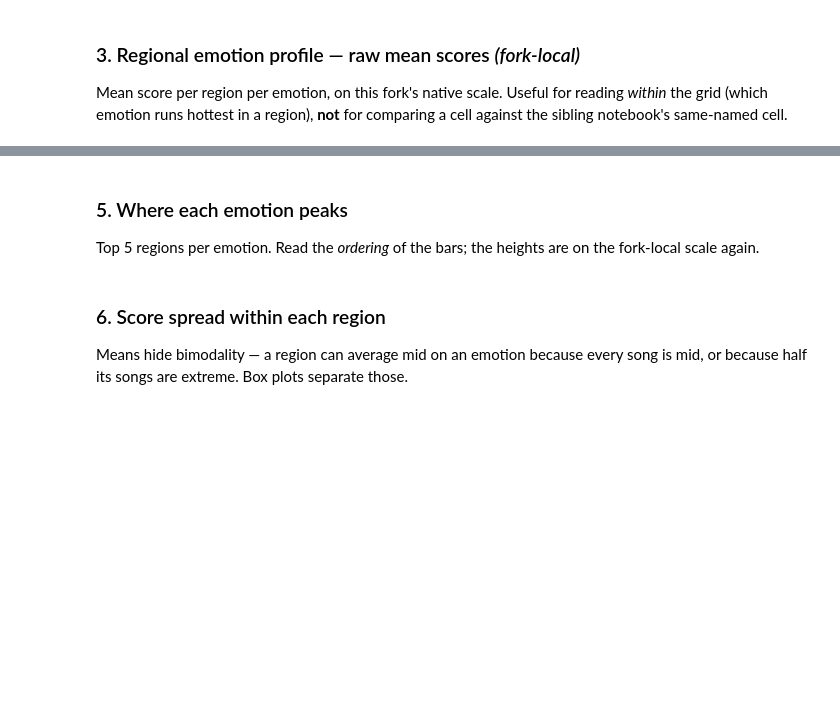
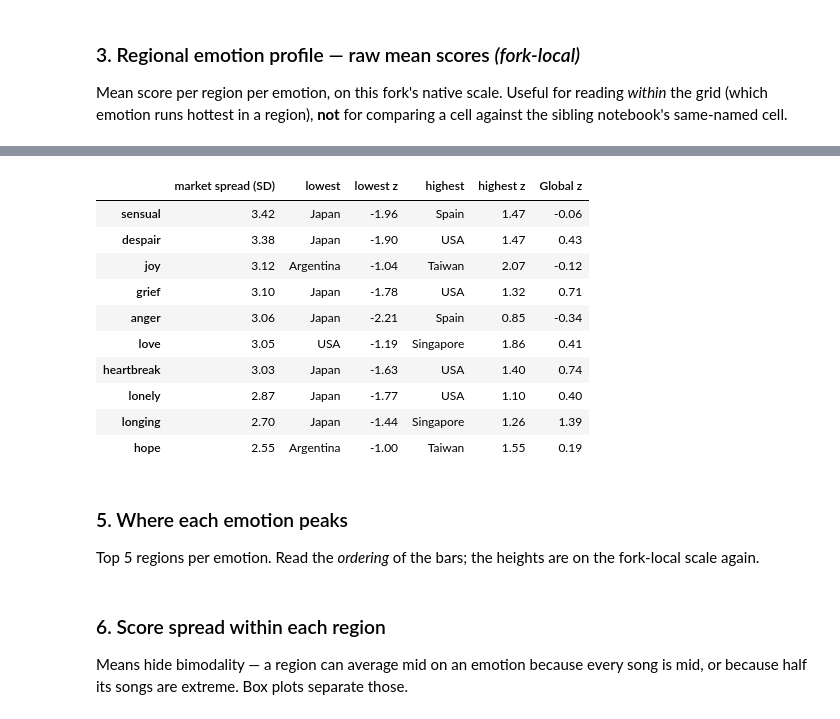
Before and after one commit to daisyllama/genius, a Jupyter notebook: notebooks/06.1_exploration_charts_zeroshot.ipynb, the cells around one changed output, grey strips where cells are left out. Saved outputs shown, nothing was run; the diff lists cells and outputs as text; code cells hidden in the pictures; blank space fills up the shorter version.

```diff
--- a/notebooks/06.1_exploration_charts_zeroshot.ipynb
+++ b/notebooks/06.1_exploration_charts_zeroshot.ipynb
@@ -255,3 +376,103 @@ display(z.round(2))
+# %%
+# Rows ordered by how much the *markets* disagree — the widest row goes on top.
+# REF_REGION is excluded here for the same reason it is excluded from the
+# baseline: it is a reference, so it should not define the spread it is read against.
+spread = (z.loc[baseline_regions].max() - z.loc[baseline_regions].min()).sort_values()
+row_order = spread.index.tolist()
+
+fig = go.Figure()
+
+# Alternating row bands, so an eye tracking a row left→right doesn't slip off it.
+for i in range(0, len(row_order), 2):
+    fig.add_shape(type="rect", xref="paper", yref="y", x0=0, x1=1,
+                  y0=i - 0.5, y1=i + 0.5, fillcolor="#f7f6f4",
+                  line_width=0, layer="below")
+
+for region in regions:
+    fig.add_trace(go.Scatter(
+        x=z.loc[region, row_order].values,
+        y=row_order,
+        mode="markers",
+        name=region,
+        # 2px surface ring, not a border: it keeps overlapping dots countable.
+        marker=dict(size=11, color=REGION_COLOR[region],
+                    line=dict(width=2, color="white")),
+        hovertemplate=f"<b>{region}</b> · %{{y}}<br>%{{x:+.2f}} SD<extra></extra>",
+    ))
+
+# Three direct labels per row — the two market poles and the reference region.
+# Everyone else is carried by the legend, the hover and the table below; a label
+# on all eight would be unreadable.
+lo = z.loc[baseline_regions, row_order].idxmin()
+hi = z.loc[baseline_regions, row_order].idxmax()
+
+# Poles: outside the dot, on the side the dot points to, so they never sit on data.
+fig.add_trace(go.Scatter(
+    x=[z.loc[lo[e], e] for e in row_order] + [z.loc[hi[e], e] for e in row_order],
+    y=row_order + row_order,
+    mode="text",
+    text=[lo[e] + "  " for e in row_order] + ["  " + hi[e] for e in row_order],
+    textposition=["middle left"] * len(row_order) + ["middle right"] * len(row_order),
+    textfont=dict(size=11, color="#6b6862"),
+    showlegend=False, hoverinfo="skip", cliponaxis=False,
+))
+
+# Reference region: its own lane above the dots, as annotations rather than
+# scatter text. Scatter's "top center" offsets by only the marker radius, so
+# where the reference sits on top of a pole the two labels collide; a fixed
+# pixel yshift clears the pole labels in every row regardless of the values.
+if REF_REGION:
+    for e in row_order:
+        fig.add_annotation(
+            x=z.loc[REF_REGION, e], y=e, text=REF_REGION,
+            showarrow=False, yshift=17, xanchor="center",
+            font=dict(size=10, color="#6b6862"),
+        )
+
+fig.update_layout(
+    title=f"Regional character per emotion — {LABEL}<br>"
+          f"<sup>Each dot is one region's z-score; 0 = this fork's own market baseline"
+          + (f", which excludes {REF_REGION}.<br>" if REF_REGION else ".<br>")
+          + f"Axis fixed at ±{Z_LIM} SD, so this chart stacks directly against the other fork's. "
+            f"Rows sorted by how much the markets disagree.</sup>",
+    # The zero rule is the axis zeroline, not an added shape: a shape at x=0 draws
+    # alongside the x=0 gridline and renders as a doubled line.
+    xaxis=dict(range=[-Z_LIM, Z_LIM], gridcolor="#eceae5", dtick=1,
+               zeroline=True, zerolinecolor="#8a8681", zerolinewidth=1.5,
+               title=dict(text="standard deviations from this fork's market baseline",
+                          font=dict(size=12))),
+    yaxis=dict(categoryorder="array", categoryarray=row_order,
+               showgrid=False, title=None),
+    height=56 * len(row_order) + 210, width=1000,
+    legend=dict(orientation="h", y=-0.14, title=None),
+    **LAYOUT,
+)
+fig.show()
+
+# Table twin: the three labelled values per row, plus the width the chart sorts on.
+display(
+    pd.DataFrame({
+        "market spread (SD)": spread,
+        "lowest": lo,
+        "lowest z": [z.loc[lo[e], e] for e in row_order],
+        "highest": hi,
+        "highest z": [z.loc[hi[e], e] for e in row_order],
+        f"{REF_REGION} z": [z.loc[REF_REGION, e] for e in row_order]
+                           if REF_REGION else None,
+    }).sort_values("market spread (SD)", ascending=False).round(2)
+)
+# %% [output]
+|  | market spread (SD) | lowest | lowest z | highest | highest z | Global z |
+| sensual | 3.42 | Japan | -1.96 | Spain | 1.47 | -0.06 |
+| despair | 3.38 | Japan | -1.90 | USA | 1.47 | 0.43 |
+| joy | 3.12 | Argentina | -1.04 | Taiwan | 2.07 | -0.12 |
+| grief | 3.10 | Japan | -1.78 | USA | 1.32 | 0.71 |
+| anger | 3.06 | Japan | -2.21 | Spain | 0.85 | -0.34 |
+| love | 3.05 | USA | -1.19 | Singapore | 1.86 | 0.41 |
+| heartbreak | 3.03 | Japan | -1.63 | USA | 1.40 | 0.74 |
+| lonely | 2.87 | Japan | -1.77 | USA | 1.10 | 0.40 |
+| longing | 2.70 | Japan | -1.44 | Singapore | 1.26 | 1.39 |
+| hope | 2.55 | Argentina | -1.00 | Taiwan | 1.55 | 0.19 |
 # %% [markdown]
 ### 5. Where each emotion peaks
 
```
Also changed, not shown: parts of 9 cells of this notebook, 5 other files.
